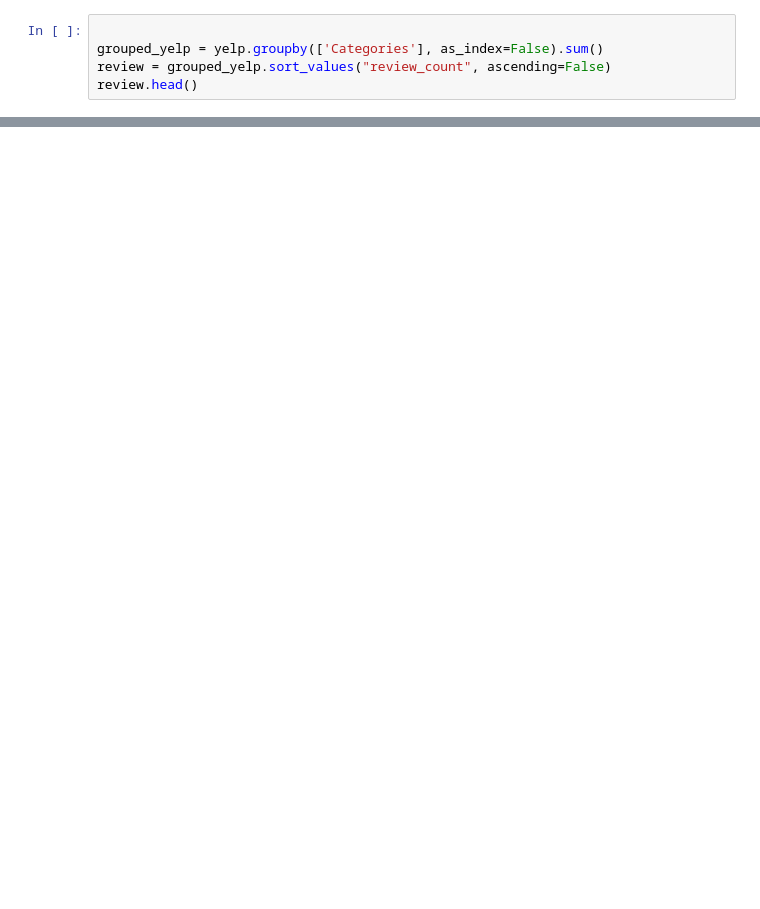
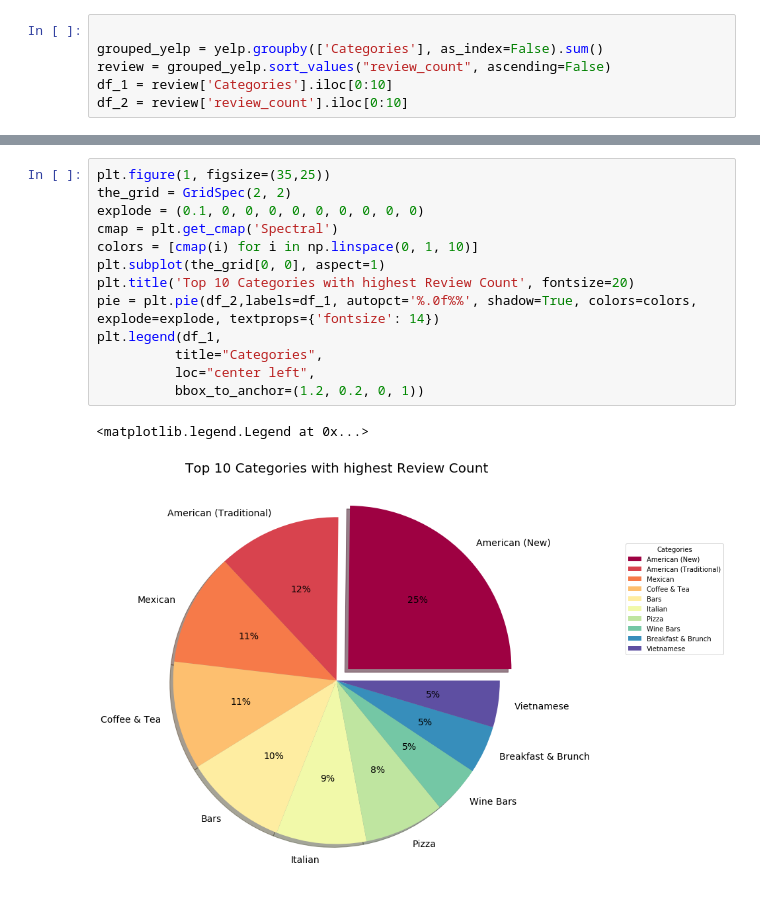
Before and after one commit to fnusandhiya/YELP, a Jupyter notebook: my_file.ipynb, the cells around one changed output, grey strips where cells are left out. Drawn from its saved outputs; the diff is of its cells as text; blank space fills up the shorter version.

```diff
--- a/my_file.ipynb
+++ b/my_file.ipynb
@@ -84,4 +128,5 @@ yelp.head()
 
 grouped_yelp = yelp.groupby(['Categories'], as_index=False).sum()
 review = grouped_yelp.sort_values("review_count", ascending=False)
-review.head()
+df_1 = review['Categories'].iloc[0:10]
+df_2 = review['review_count'].iloc[0:10]
@@ -113,2 +172,18 @@ NameError: name 'yelp' is not defined
+# %%
+plt.figure(1, figsize=(35,25))
+the_grid = GridSpec(2, 2)
+explode = (0.1, 0, 0, 0, 0, 0, 0, 0, 0, 0)
+cmap = plt.get_cmap('Spectral')
+colors = [cmap(i) for i in np.linspace(0, 1, 10)]
+plt.subplot(the_grid[0, 0], aspect=1)
+plt.title('Top 10 Categories with highest Review Count', fontsize=20)
+pie = plt.pie(df_2,labels=df_1, autopct='%.0f%%', shadow=True, colors=colors, explode=explode, textprops={'fontsize': 14})
+plt.legend(df_1,
+          title="Categories",
+          loc="center left",
+          bbox_to_anchor=(1.2, 0.2, 0, 1))
+# %% [output]
+<matplotlib.legend.Legend at 0x...>
+[figure, added]
 # %%
 plt.figure(figsize=(20,12))
```
Also changed, not shown: parts of 11 cells of this notebook, 1 other file.
